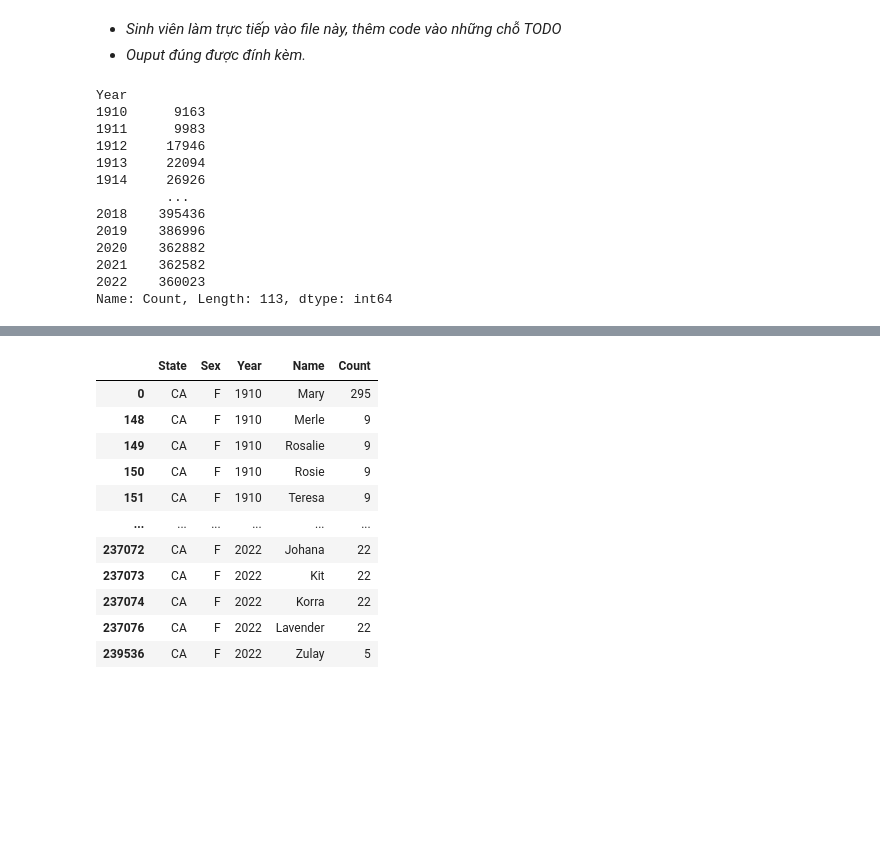
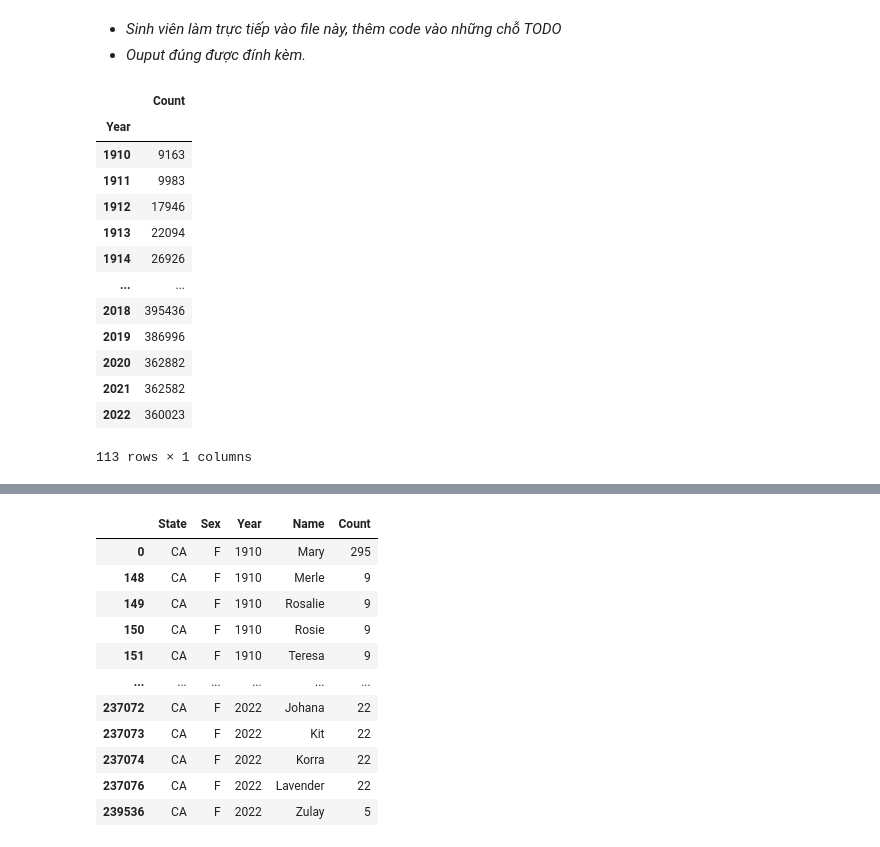
Before and after one commit to PrORain-HCMUS/Programming-for-DS-HW, a Jupyter notebook: HW7/Homework7.ipynb, the cells around one changed output, grey strips where cells are left out. Saved outputs shown, nothing was run; the diff lists cells and outputs as text; code cells hidden in the pictures; blank space fills up the shorter version.

```diff
--- a/HW7/Homework7.ipynb
+++ b/HW7/Homework7.ipynb
@@ -11,21 +11,21 @@ field_names = ['State', 'Sex', 'Year', 'Name', 'Count']
 babynames_df = pd.read_csv('Data/STATE.CA.TXT',header=None,names=field_names)
 # %%
 # Tính tổng số trẻ được sinh ra trong từng năm
-total_births_by_year = babynames_df.groupby('Year')['Count'].sum()
-total_births_by_year
+babynames_df.groupby('Year')['Count'].sum().to_frame()
 # %% [output]
+|  | Count |
+| Year |  |
+| 1910 | 9163 |
+| 1911 | 9983 |
+| 1912 | 17946 |
+| 1913 | 22094 |
+| 1914 | 26926 |
+| ... | ... |
+| 2018 | 395436 |
+| 2019 | 386996 |
+| 2020 | 362882 |
+| 2021 | 362582 |
+| 2022 | 360023 |
-Year
-1910      9163
-1911      9983
-1912     17946
-1913     22094
-1914     26926
-         ...
-2018    395436
-2019    386996
-2020    362882
-2021    362582
-2022    360023
-Name: Count, Length: 113, dtype: int64
+113 rows × 1 columns
 # %%
 # Năm đầu tiên mỗi tên xuất hiện
```
Also changed, not shown: parts of 6 cells of this notebook.
